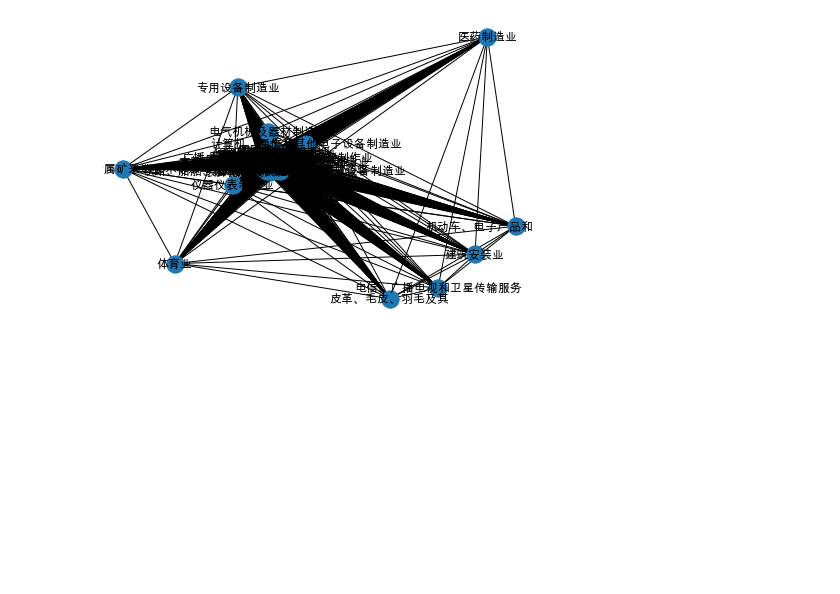
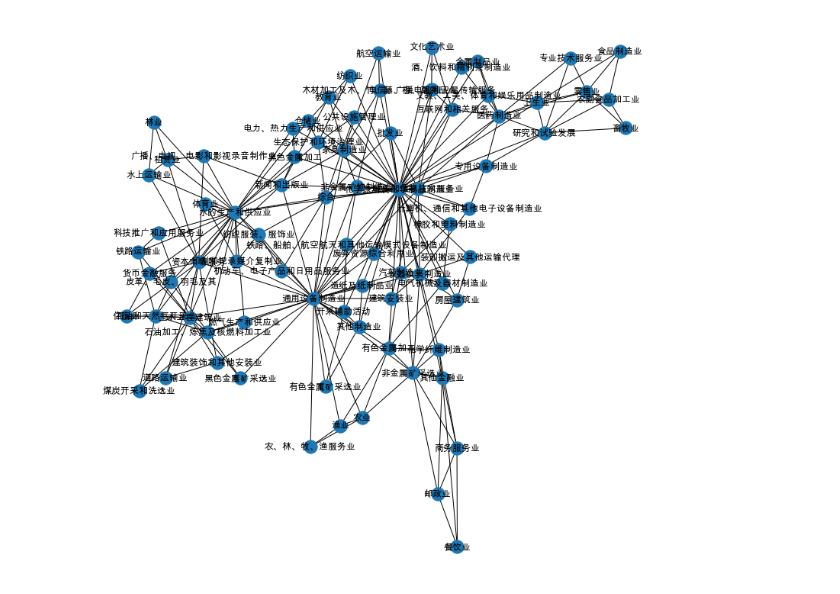
Before and after one commit to Chang-Tong/System-Risk-by-Network-View, a Jupyter notebook: CSRC INDUSTRIES/pmfg_graph.ipynb, the cells around one changed output. Drawn from its saved outputs; the diff is of its cells as text; code cells hidden in the pictures; blank space fills up the shorter version.

Commit message:
get corrcoef matrix every year

```diff
--- a/CSRC INDUSTRIES/pmfg_graph.ipynb
+++ b/CSRC INDUSTRIES/pmfg_graph.ipynb
@@ -43,30 +12,3 @@ industry_combinations =list(itertools.combinations([x[:-4] for x in file_path],2
-# %%
-industry_coef = []
-for i in tqdm(range(len(industry_combinations))):
-# for i in tqdm(range(100)):
-
-    corporate_coef = []
-    tmp1 = one_year[one_year['industry']==industry_combinations[i][0]].dropna()
-    tmp2 = one_year[one_year['industry']==industry_combinations[i][1]].dropna()
-    corporate1 = tmp1['简称'].drop_duplicates()
-    corporate2 = tmp2['简称'].drop_duplicates()
-    combination = []
-    for j in  range(len(corporate1)):
-        for k in range(len(corporate2)):
-            combination.append((corporate1.iloc[j],corporate2.iloc[k]))
-    for m in range(len(combination)):
-        try:
-            a = np.corrcoef(tmp1[tmp1['简称']==combination[m][0]]['return'],tmp2[tmp2['简称']==combination[m][1]]['return'])[0,1]*np.average(tmp1[tmp1['简称']==combination[m][0]]['weight'])*np.average(tmp2[tmp2['简称']==combination[m][1]]['weight'])
-            # print(a)
-            if np.isnan(a) == False:
-                corporate_coef.append(a)
-
-            else:
-                # print(a)
-                continue
-        except ValueError:
-            continue
-    # print((industry_combinations[i][0],industry_combinations[i][1],sum(corporate_coef)))
-    industry_coef.append((industry_combinations[i][0],industry_combinations[i][1],sum(corporate_coef)))
-
-    # print('*******')
+# %%
+corr = pd.read_csv('2020 corr.csv',index_col=0)
+corr
@@ -72,0 +29,4 @@ for i in tqdm(range(len(industry_combinations))):
+# %%
+distance_m = pd.DataFrame(np.tril(np.sqrt(2*(1-corr))))
+distance_m.columns=corr.columns
+distance_m.index=corr.columns
@@ -73,5 +94,8 @@ for i in tqdm(range(len(industry_combinations))):
+# %%
+pmfg = compute_PMFG(G)
 # %%
-import networkx as nx
-
-
+plt.figure(figsize=(10,10))
 plt.rcParams['font.sans-serif'] = ['Arial Unicode MS']
+nx.draw(pmfg,with_labels = True)
+# %% [output]
+[figure, added]
@@ -81,4 +101,0 @@ G.add_weighted_edges_from(industry_coef)
-# %%
-nx.draw(G,with_labels = True)
-# %% [output]
-[figure, removed]
```
Also changed, not shown: parts of 12 cells of this notebook, 11 other files.
